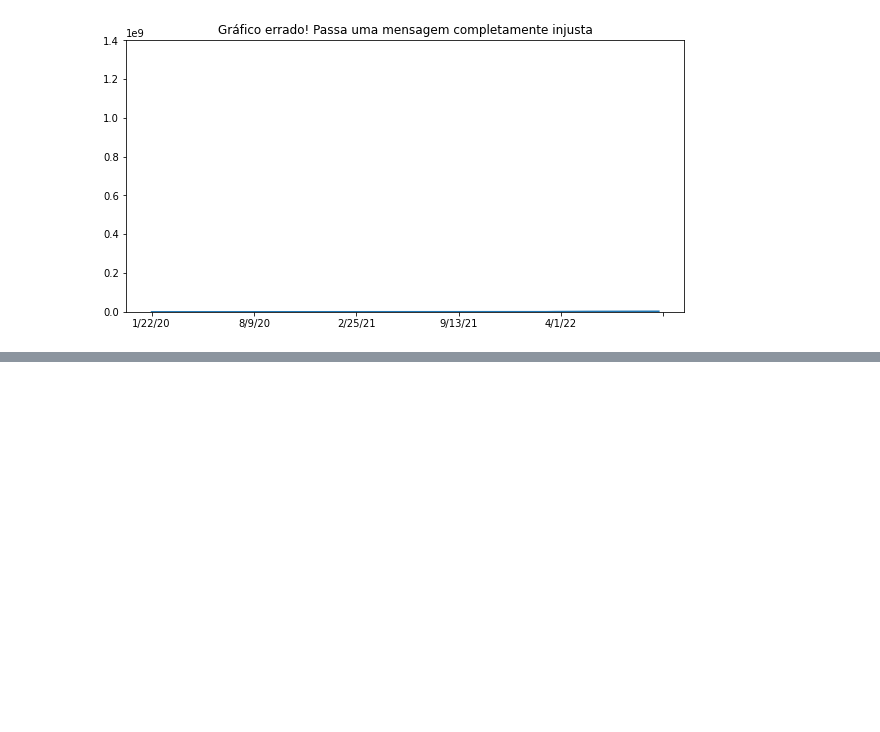
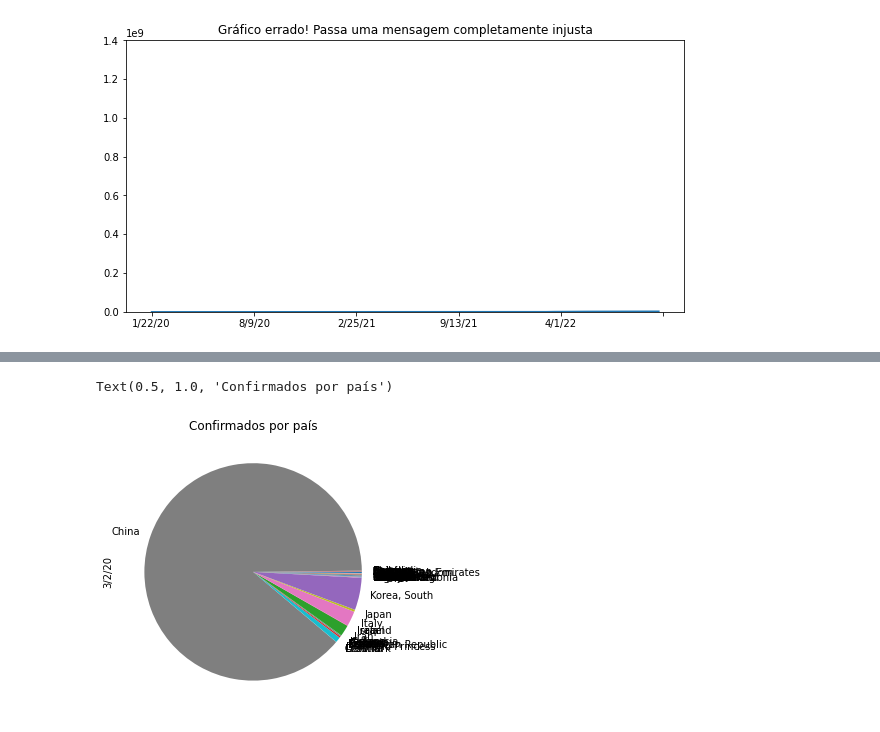
Before and after one commit to Gleis0nLemos/Data-Science-e-Sa-de, a Jupyter notebook: Data_Science_e_Saude.ipynb, the cells around one changed output, grey strips where cells are left out. Drawn from its saved outputs; the diff is of its cells as text; code cells hidden in the pictures; blank space fills up the shorter version.

```diff
--- a/Data_Science_e_Saude.ipynb
+++ b/Data_Science_e_Saude.ipynb
@@ -232,0 +251,16 @@ plt.show()
+# %%
+# 99.99% das vezes não devemos utilizar gráficos de pizza
+# 'se o nome do gráfico tem comida no meio, não use' (boa prática)
+
+# 1 - Mutas categorias, inviável!
+# 2 = Poucas categorias, a comparação é a área (Muito dificil entender as diferenças)
+
+# Se achar que caiu no 0,01% e que pode usar o gráfico de pizza
+# Repense no porque as pessoas não entenderiam esse gráfico ou tirariam conclusões a partir dele
+
+plt.figure(figsize=(10,5))
+confirmed_by_country[last_date].plot(kind='pie')
+plt.title('Confirmados por país')
+# %% [output]
+Text(0.5, 1.0, 'Confirmados por país')
+[figure, added]
```
Also changed, not shown: parts of 7 cells of this notebook, 1 other file.
